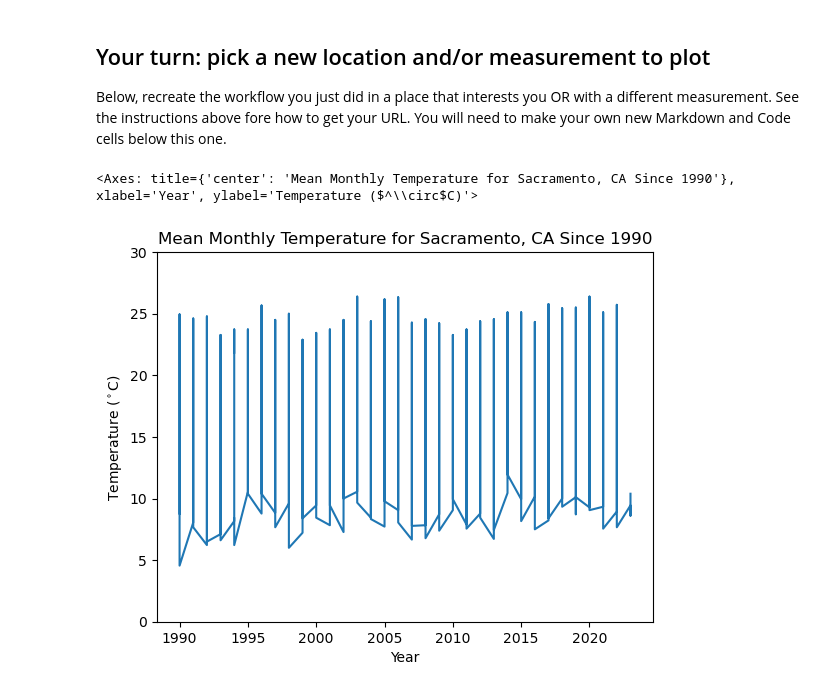
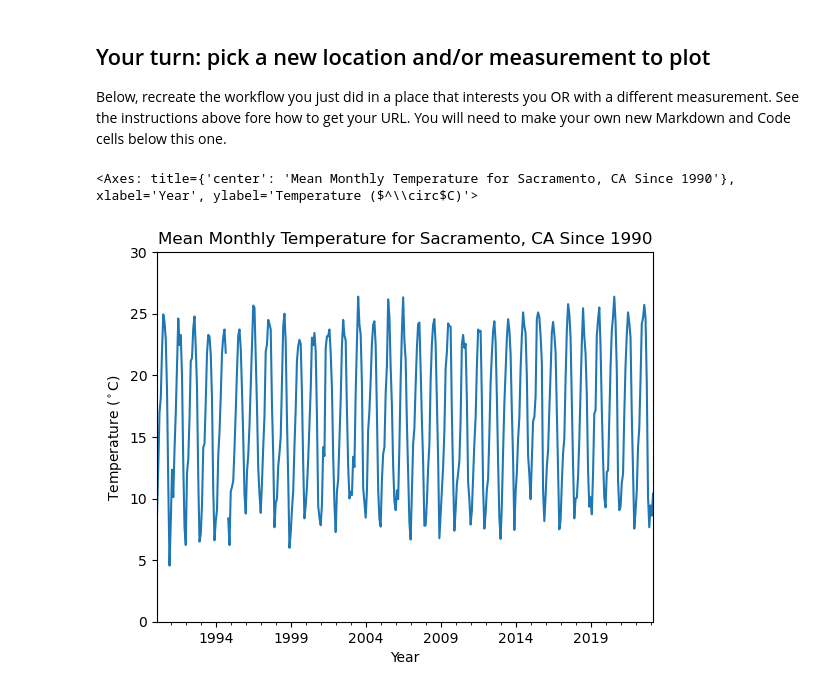
Before and after one commit to finalfemme/get-started-with-reproducible-science-finalfemme, a Jupyter notebook: Open_Reproducible_Science.ipynb, the cells around one changed output. Cells and saved outputs as stored; diff of their text form; code cells hidden in the pictures.

Commit message:
fix graph parameters by date format

```diff
--- a/Open_Reproducible_Science.ipynb
+++ b/Open_Reproducible_Science.ipynb
@@ -459,37 +459,36 @@ Below, recreate the workflow you just did in a place that interests you OR with
 # %%
 #pandas is already loaded, so we don't need to do it again here
 #make sure that is done though
 
 #set variable
 sac_temps = ('https://www.ncei.noaa.gov/access/monitoring'
              '/climate-at-a-glance/city/time-series/USW00023232'
              '/tavg/all/1/1990-2023.csv')
 
 # call variable
 sac_temps
 
 #set dataframe, set -99= unknown value
 sac_df = pd.read_csv(sac_temps, header= 4, names= ['Date', 'Value'],
                      na_values= ['-99'])
 
-
-#fix dates
-sac_df.iloc[:,0] = sac_df.iloc[:,0] // 100
+#convert date format
+sac_df['Date'] = pd.to_datetime(sac_df.Date, format = '%Y%m')
 
 #convert to celsius
-sac_df.iloc[:, 1] = (sac_df.iloc[:, 1] - 32) * (5/9)
+sac_df.Value= (sac_df.Value - 32) * (5/9)
 
 #call dataframe
 sac_df
 
 #plot the temperature vs date
 sac_df.plot(x='Date', y='Value', legend=False, xlabel='Year',
                     ylabel= 'Temperature ($^\circ$C)',
                     title= 'Mean Monthly Temperature for Sacramento, CA Since 1990',
                      ylim=[-0, 30] )
 # %% [output]
 <Axes: title={'center': 'Mean Monthly Temperature for Sacramento, CA Since 1990'}, xlabel='Year', ylabel='Temperature ($^\\circ$C)'>
-[figure, old version]
+[figure, new version]
 # %% [markdown]
 ## Congratulations, you finished this coding challenge -- now make sure that your code is **reproducible**
 
```
Also changed, not shown: parts of 1 cell of this notebook, 4 other files.
